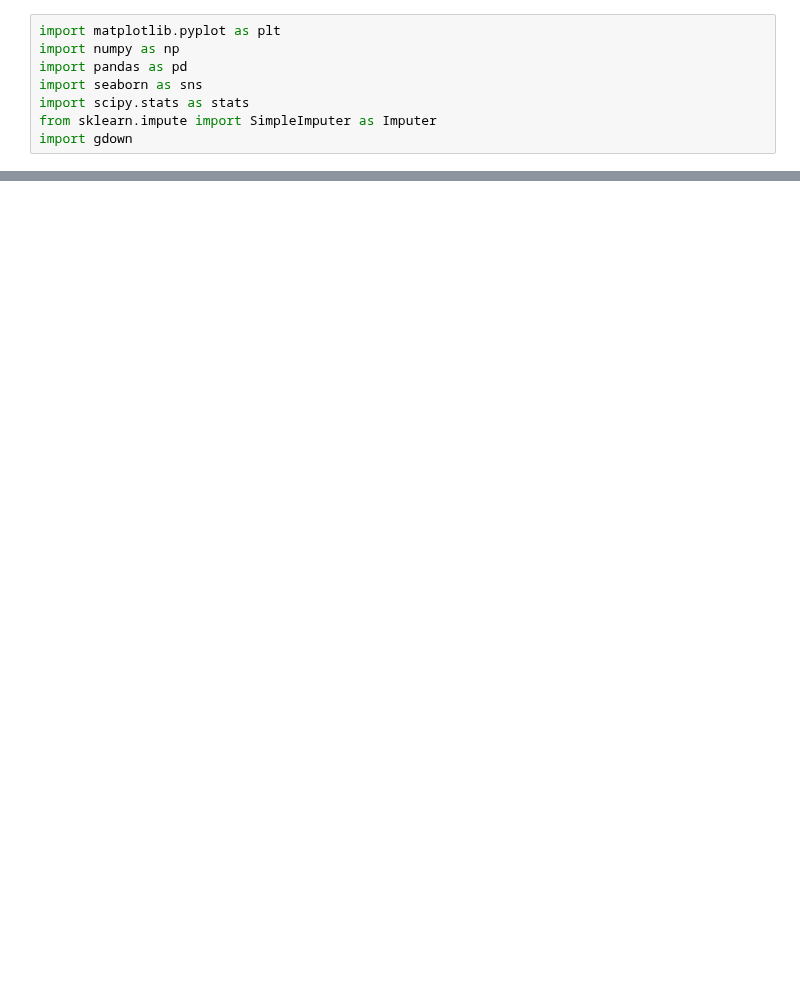
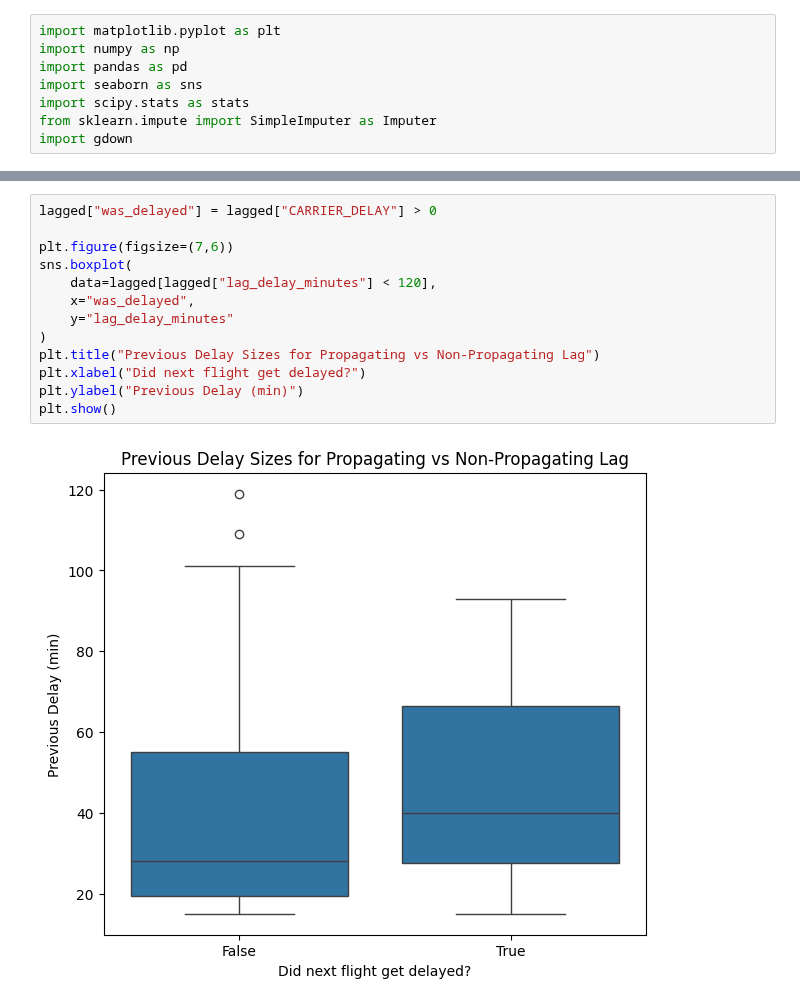
Before and after one commit to elenayzhu/mie368, a Jupyter notebook: data_cleaning/Lag.ipynb, the cells around one changed output, grey strips where cells are left out. Drawn from its saved outputs; the diff is of its cells as text; blank space fills up the shorter version.

```diff
--- a/data_cleaning/Lag.ipynb
+++ b/data_cleaning/Lag.ipynb
@@ -135,0 +159,15 @@ Total lagged flights: 96603
+# %%
+lagged["was_delayed"] = lagged["CARRIER_DELAY"] > 0
+
+plt.figure(figsize=(7,6))
+sns.boxplot(
+    data=lagged[lagged["lag_delay_minutes"] < 120],
+    x="was_delayed",
+    y="lag_delay_minutes"
+)
+plt.title("Previous Delay Sizes for Propagating vs Non-Propagating Lag")
+plt.xlabel("Did next flight get delayed?")
+plt.ylabel("Previous Delay (min)")
+plt.show()
+# %% [output]
+[figure, added]
```
Also changed, not shown: parts of 7 cells of this notebook.
